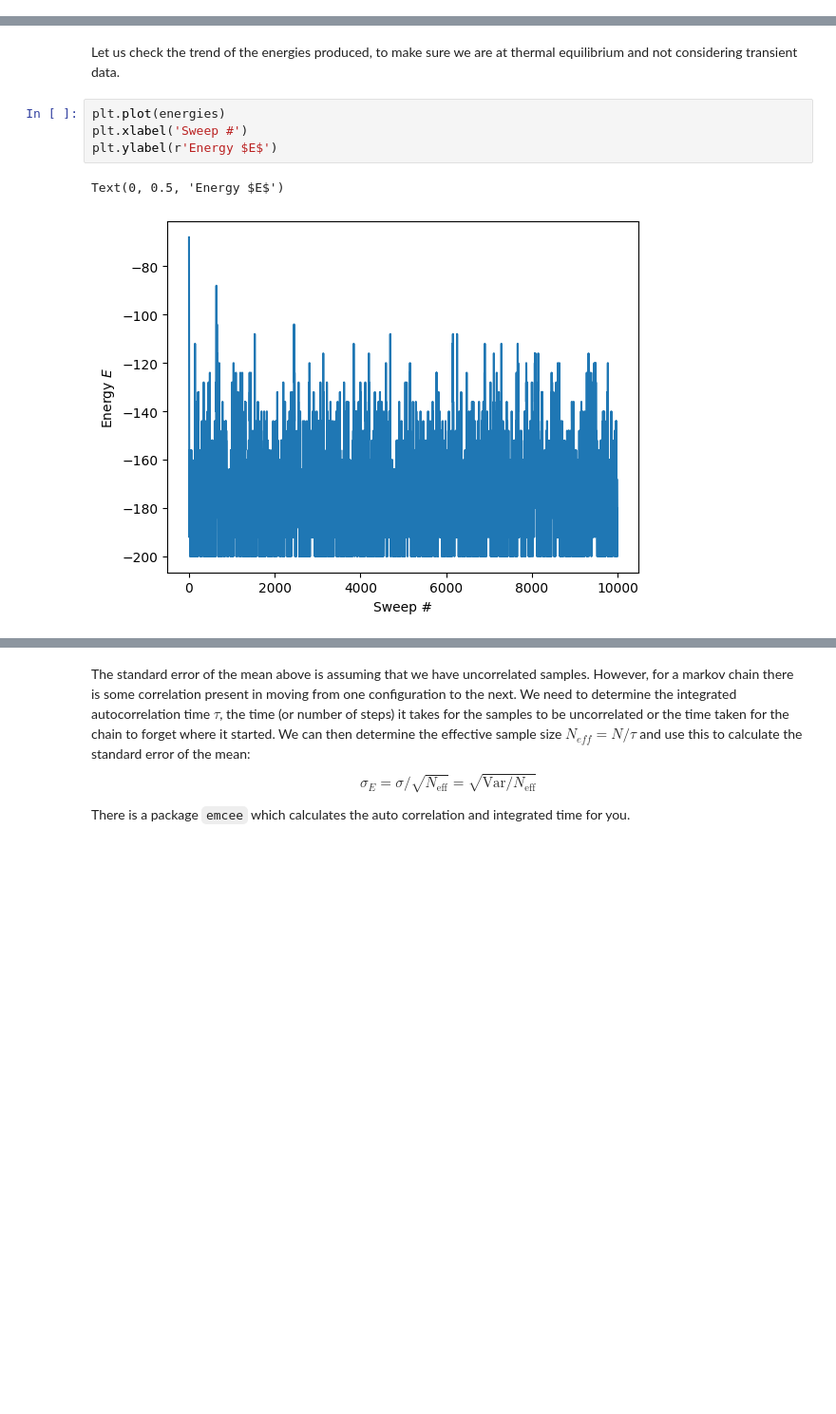
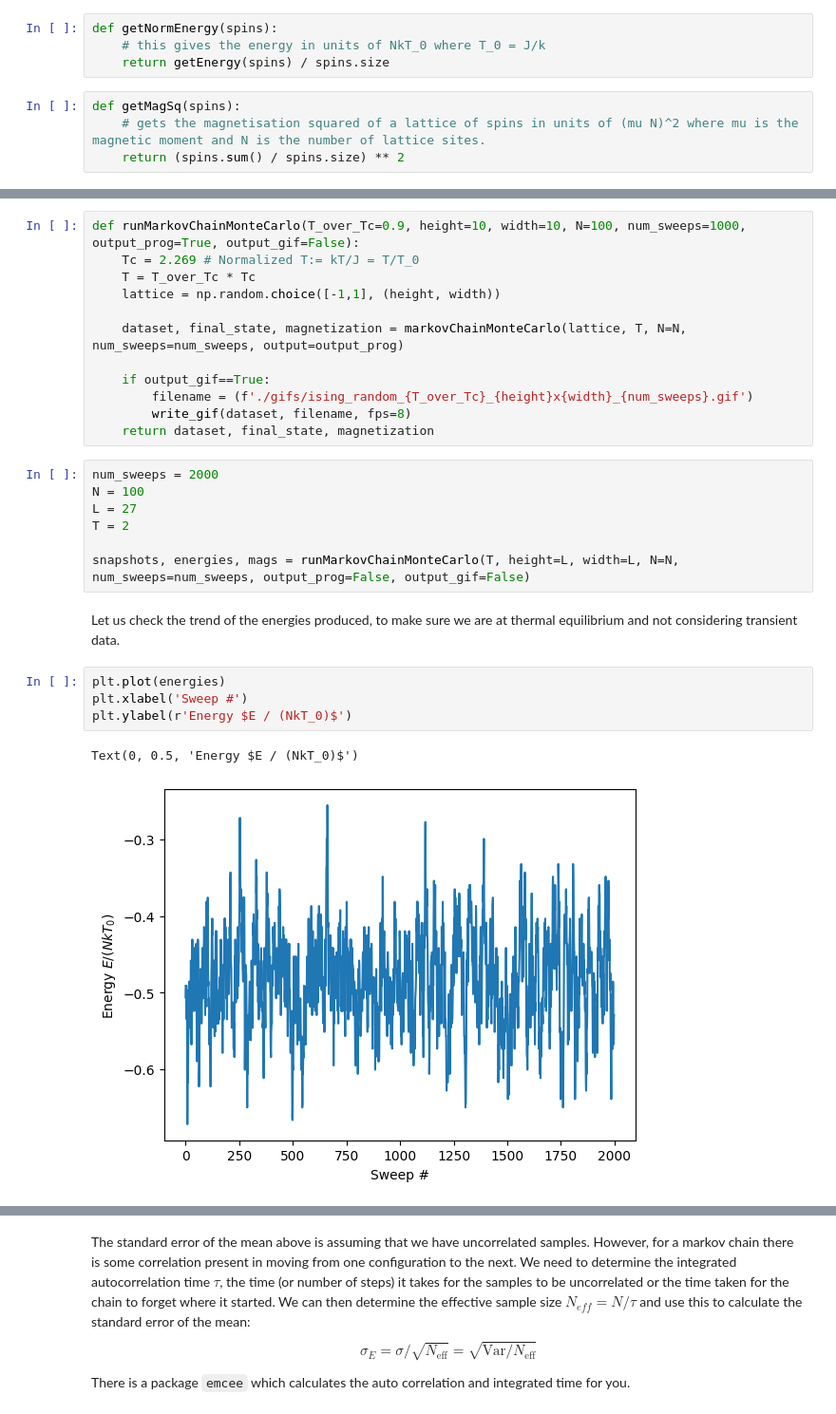
Before and after one commit to tylerjwhitts/IsingModel, a Jupyter notebook: montecarlomethod.ipynb, the cells around one changed output, grey strips where cells are left out. Shown at 95% size. Cells and saved outputs as stored; diff of their text form; blank space fills up the shorter version.

```diff
--- a/montecarlomethod.ipynb
+++ b/montecarlomethod.ipynb
@@ -439,0 +399,8 @@ write_gif(snapshots, filename, fps=8)
+# %%
+def getNormEnergy(spins):
+    # this gives the energy in units of NkT_0 where T_0 = J/k
+    return getEnergy(spins) / spins.size
+# %%
+def getMagSq(spins):
+    # gets the magnetisation squared of a lattice of spins in units of (mu N)^2 where mu is the magnetic moment and N is the number of lattice sites.
+    return (spins.sum() / spins.size) ** 2
@@ -440,10 +443,29 @@ write_gif(snapshots, filename, fps=8)
+# %%
+def runMarkovChainMonteCarlo(T_over_Tc=0.9, height=10, width=10, N=100, num_sweeps=1000, output_prog=True, output_gif=False):
+    Tc = 2.269 # Normalized T:= kT/J = T/T_0
+    T = T_over_Tc * Tc
+    lattice = np.random.choice([-1,1], (height, width))
+
+    dataset, final_state, magnetization = markovChainMonteCarlo(lattice, T, N=N, num_sweeps=num_sweeps, output=output_prog)
+
+    if output_gif==True:
+        filename = (f'./gifs/ising_random_{T_over_Tc}_{height}x{width}_{num_sweeps}.gif')
+        write_gif(dataset, filename, fps=8)
+    return dataset, final_state, magnetization
+# %%
+num_sweeps = 2000
+N = 100
+L = 27
+T = 2
+
+snapshots, energies, mags = runMarkovChainMonteCarlo(T, height=L, width=L, N=N, num_sweeps=num_sweeps, output_prog=False, output_gif=False)
 # %% [markdown]
 Let us check the trend of the energies produced, to make sure we are at thermal equilibrium and not considering transient data.
 # %%
 plt.plot(energies)
 plt.xlabel('Sweep #')
-plt.ylabel(r'Energy $E$')
+plt.ylabel(r'Energy $E / (NkT_0)$')
 # %% [output]
-Text(0, 0.5, 'Energy $E$')
+Text(0, 0.5, 'Energy $E / (NkT_0)$')
-[figure, old version]
+[figure, new version]
 # %% [markdown]
```
Also changed, not shown: parts of 76 cells of this notebook, 2 other files.
